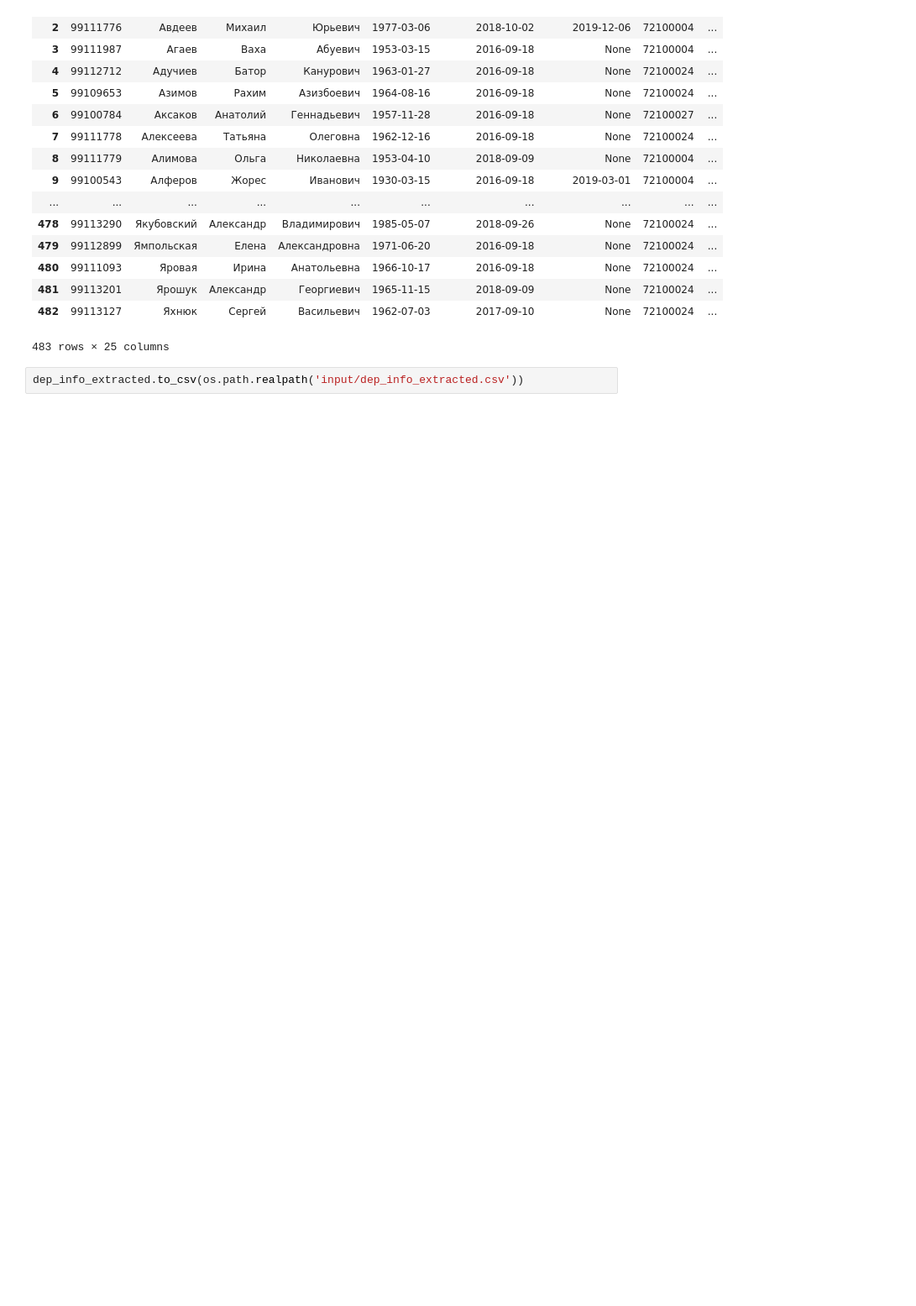
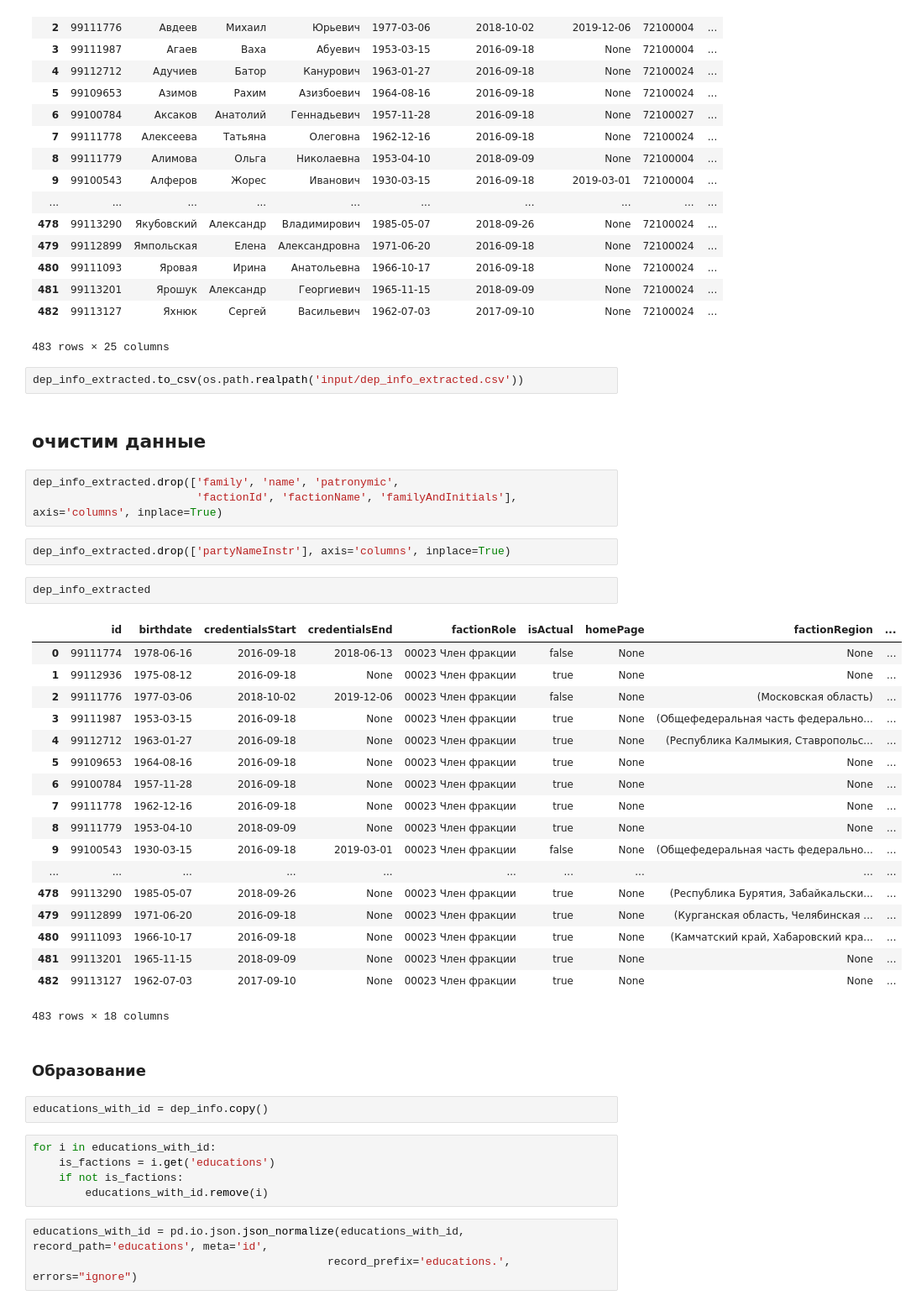
Before and after one commit to KonstantinKlepikov/cs224w-homwork, a Jupyter notebook: gd_project/data_of_each_member.ipynb, the cells around one changed output. Shown: that part at 84% size. Cells and saved outputs as stored; diff of their text form; blank space fills up the shorter version.

```diff
--- a/gd_project/data_of_each_member.ipynb
+++ b/gd_project/data_of_each_member.ipynb
@@ -66,3 +66,43 @@ dep_info_extracted
 483 rows × 25 columns
 # %%
 dep_info_extracted.to_csv(os.path.realpath('input/dep_info_extracted.csv'))
+# %% [markdown]
+## очистим данные
+# %%
+dep_info_extracted.drop(['family', 'name', 'patronymic',
+                         'factionId', 'factionName', 'familyAndInitials'], axis='columns', inplace=True)
+# %%
+dep_info_extracted.drop(['partyNameInstr'], axis='columns', inplace=True)
+# %%
+dep_info_extracted
+# %% [output]
+|  | id | birthdate | credentialsStart | credentialsEnd | factionRole | isActual | homePage | factionRegion | ... |
+| 0 | 99111774 | 1978-06-16 | 2016-09-18 | 2018-06-13 | 00023 Член фракции | false | None | None | ... |
+| 1 | 99112936 | 1975-08-12 | 2016-09-18 | None | 00023 Член фракции | true | None | None | ... |
+| 2 | 99111776 | 1977-03-06 | 2018-10-02 | 2019-12-06 | 00023 Член фракции | false | None | (Московская область) | ... |
+| 3 | 99111987 | 1953-03-15 | 2016-09-18 | None | 00023 Член фракции | true | None | (Общефедеральная часть федерально... | ... |
+| 4 | 99112712 | 1963-01-27 | 2016-09-18 | None | 00023 Член фракции | true | None | (Республика Калмыкия, Ставропольс... | ... |
+| 5 | 99109653 | 1964-08-16 | 2016-09-18 | None | 00023 Член фракции | true | None | None | ... |
+| 6 | 99100784 | 1957-11-28 | 2016-09-18 | None | 00023 Член фракции | true | None | None | ... |
+| 7 | 99111778 | 1962-12-16 | 2016-09-18 | None | 00023 Член фракции | true | None | None | ... |
+| 8 | 99111779 | 1953-04-10 | 2018-09-09 | None | 00023 Член фракции | true | None | None | ... |
+| 9 | 99100543 | 1930-03-15 | 2016-09-18 | 2019-03-01 | 00023 Член фракции | false | None | (Общефедеральная часть федерально... | ... |
+| ... | ... | ... | ... | ... | ... | ... | ... | ... | ... |
+| 478 | 99113290 | 1985-05-07 | 2018-09-26 | None | 00023 Член фракции | true | None | (Республика Бурятия, Забайкальски... | ... |
+| 479 | 99112899 | 1971-06-20 | 2016-09-18 | None | 00023 Член фракции | true | None | (Курганская область, Челябинская ... | ... |
+| 480 | 99111093 | 1966-10-17 | 2016-09-18 | None | 00023 Член фракции | true | None | (Камчатский край, Хабаровский кра... | ... |
+| 481 | 99113201 | 1965-11-15 | 2018-09-09 | None | 00023 Член фракции | true | None | None | ... |
+| 482 | 99113127 | 1962-07-03 | 2017-09-10 | None | 00023 Член фракции | true | None | None | ... |
+483 rows × 18 columns
+# %% [markdown]
+### Образование
+# %%
+educations_with_id = dep_info.copy()
+# %%
+for i in educations_with_id:
+    is_factions = i.get('educations')
+    if not is_factions:
+        educations_with_id.remove(i)
+# %%
+educations_with_id = pd.io.json.json_normalize(educations_with_id, record_path='educations', meta='id',
+                                             record_prefix='educations.', errors="ignore")
```
Also changed, not shown: parts of 17 cells of this notebook.
